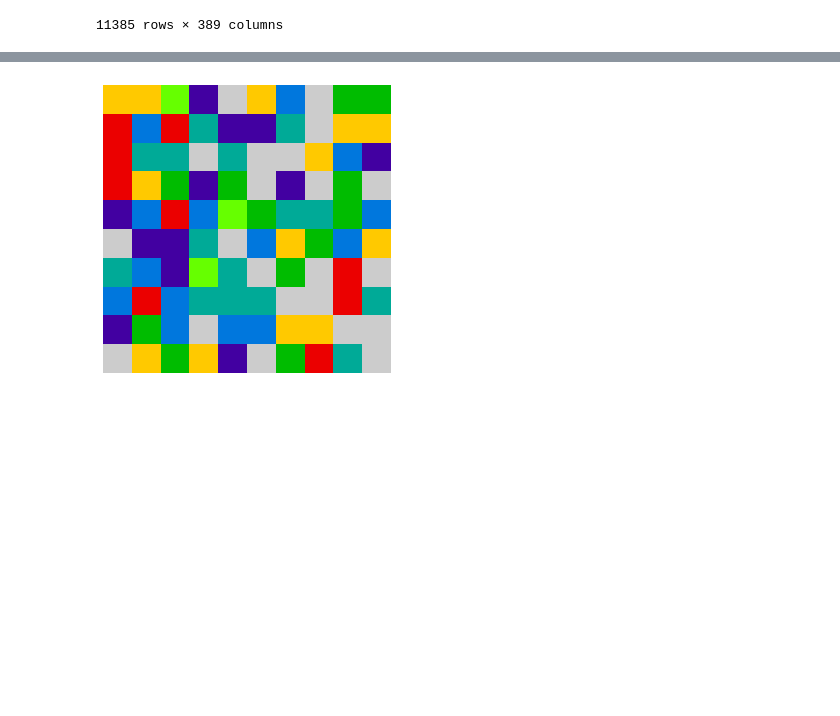
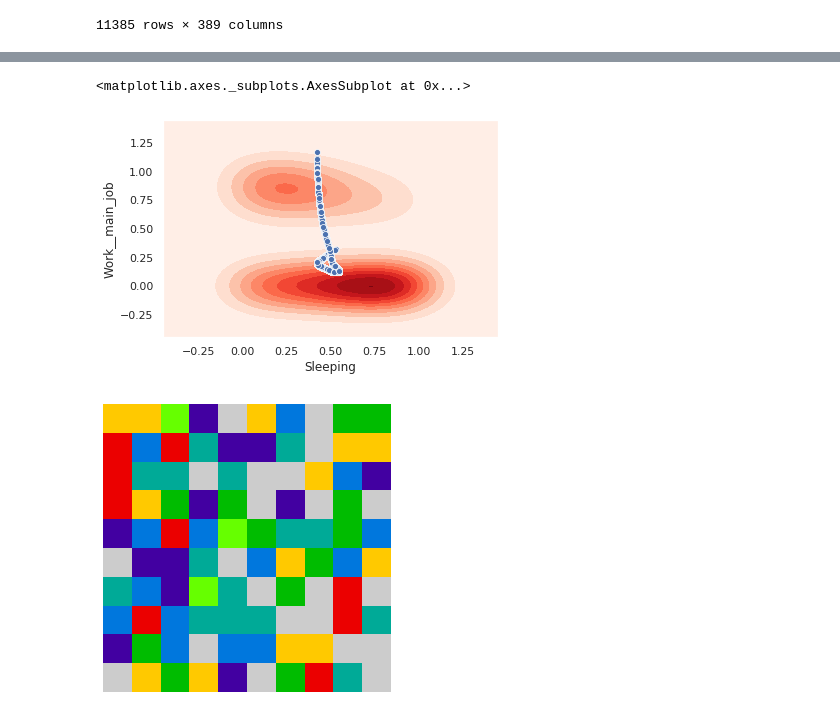
Before and after one commit to yaniv256/VAEs-in-Economics, a Jupyter notebook: Notebooks/Time_use_shares_with_vaes_plotting_js_animation.ipynb, the cells around one changed output, grey strips where cells are left out. Cells and saved outputs as stored; diff of their text form; code cells hidden in the pictures; blank space fills up the shorter version.

```diff
--- a/Notebooks/Time_use_shares_with_vaes_plotting_js_animation.ipynb
+++ b/Notebooks/Time_use_shares_with_vaes_plotting_js_animation.ipynb
@@ -458,4 +482,10 @@ files.download('checkpoint')
       np.repeat(x_decoded[0,0:n_activity],each_hight).reshape(n_activity*each_hight,1)
 # %%
 import seaborn as sns
+import matplotlib.pyplot as plt
+fig, ax = plt.subplots()
 sns.kdeplot(qt['Sleeping'], qt['Work__main_job'], cmap="Reds", shade=True, bw=.15)
+sns.scatterplot(x = filtered['Sleeping'], y = filtered['Work__main_job'])
+# %% [output]
+<matplotlib.axes._subplots.AxesSubplot at 0x...>
+[figure, added]
```
Also changed, not shown: parts of 25 cells of this notebook.
